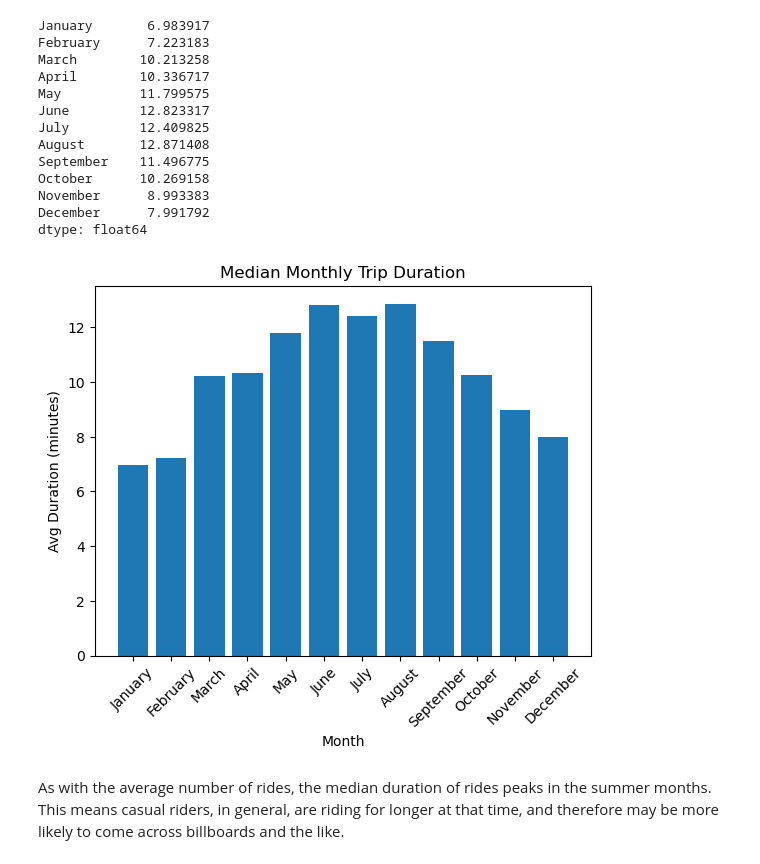
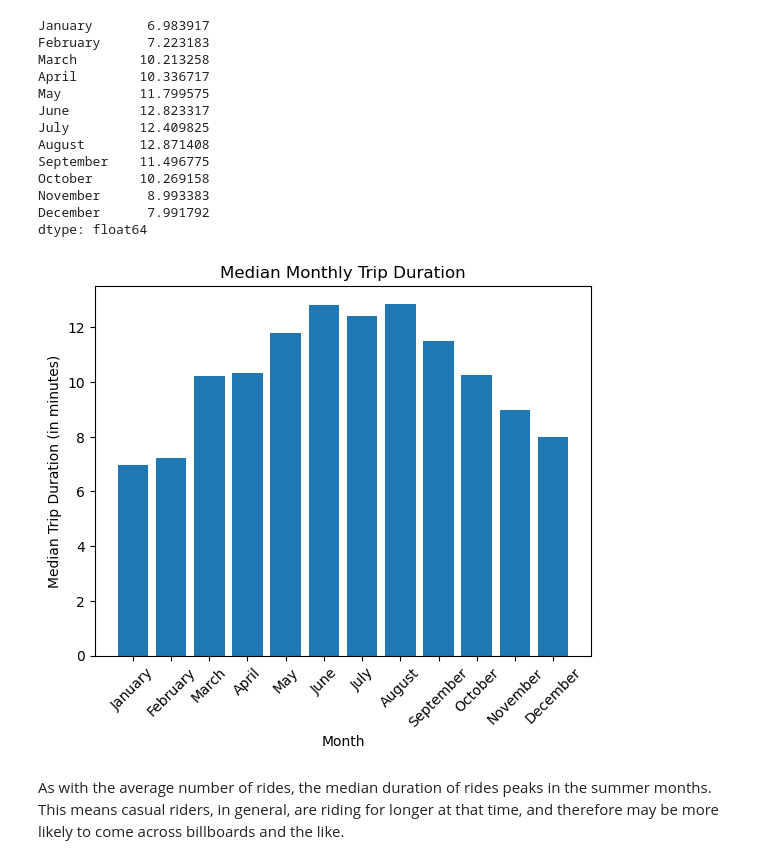
Before and after one commit to yash-p-singh/bike-share-analysis, a Jupyter notebook: bike-share-analysis.ipynb, the cells around one changed output. Drawn from its saved outputs; the diff is of its cells as text; code cells hidden in the pictures.

```diff
--- a/bike-share-analysis.ipynb
+++ b/bike-share-analysis.ipynb
@@ -255,17 +255,17 @@ dtype: float64
 # %%
 plt.bar(
     x=median_monthly_trip_duration.index,
     height=median_monthly_trip_duration.values
 )
 
 plt.xlabel("Month")
-plt.ylabel("Avg Duration (minutes)")
+plt.ylabel("Median Trip Duration (in minutes)")
 plt.title("Median Monthly Trip Duration")
 
 plt.xticks(rotation=45)
 plt.show()
 # %% [output]
-[figure, old version]
+[figure, new version]
 # %% [markdown]
 As with the average number of rides, the median duration of rides peaks in the summer months. This means casual riders, in general, are riding for longer at that time, and therefore may be more likely to come across billboards and the like.
 # %% [markdown]
```
Also changed, not shown: parts of 6 cells of this notebook.
